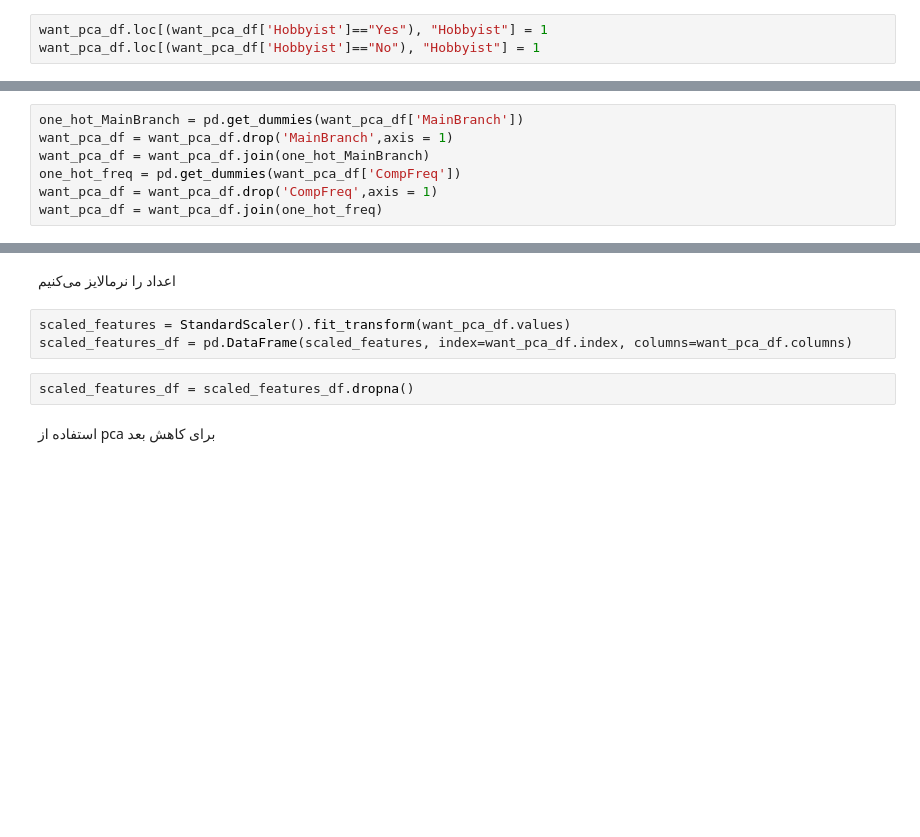
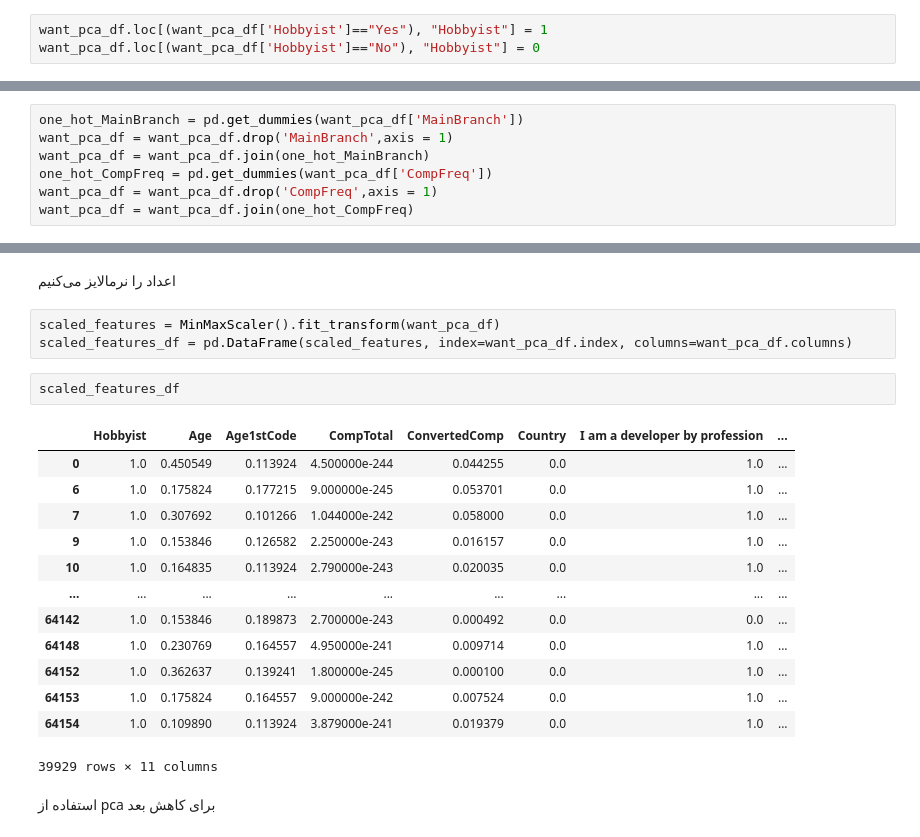
Before and after one commit to zolfaShefreie/stackoverflow_survey2020_analyse, a Jupyter notebook: stackoverflow_survay2020.ipynb, the cells around one changed output, grey strips where cells are left out. Drawn from its saved outputs; the diff is of its cells as text; blank space fills up the shorter version.

```diff
--- a/stackoverflow_survay2020.ipynb
+++ b/stackoverflow_survay2020.ipynb
@@ -2471,16 +2471,16 @@ want_pca_df = want_pca_df.dropna()
 باینری کردن ویژگی
 # %%
 want_pca_df.loc[(want_pca_df['Hobbyist']=="Yes"), "Hobbyist"] = 1
-want_pca_df.loc[(want_pca_df['Hobbyist']=="No"), "Hobbyist"] = 1
+want_pca_df.loc[(want_pca_df['Hobbyist']=="No"), "Hobbyist"] = 0
 # %% [markdown]
 چون تعداد حالت‌های این دو ویژگی زیاد نیستند از وان-هات استفاده می‌شود
 # %%
 one_hot_MainBranch = pd.get_dummies(want_pca_df['MainBranch'])
 want_pca_df = want_pca_df.drop('MainBranch',axis = 1)
 want_pca_df = want_pca_df.join(one_hot_MainBranch)
-one_hot_freq = pd.get_dummies(want_pca_df['CompFreq'])
+one_hot_CompFreq = pd.get_dummies(want_pca_df['CompFreq'])
 want_pca_df = want_pca_df.drop('CompFreq',axis = 1)
-want_pca_df = want_pca_df.join(one_hot_freq)
+want_pca_df = want_pca_df.join(one_hot_CompFreq)
 # %% [markdown]
 تعداد حالت‌های کشور‌ها زیاد است پس یک لیبل شماره به آن داده می‌شود
 # %%
@@ -2488,10 +2488,24 @@ want_pca_df['Country'] = LabelBinarizer().fit_transform(want_pca_df.Country)
 # %% [markdown]
 اعداد را نرمالایز می‌کنیم
 # %%
-scaled_features = StandardScaler().fit_transform(want_pca_df.values)
+scaled_features = MinMaxScaler().fit_transform(want_pca_df)
 scaled_features_df = pd.DataFrame(scaled_features, index=want_pca_df.index, columns=want_pca_df.columns)
 # %%
-scaled_features_df = scaled_features_df.dropna()
+scaled_features_df
+# %% [output]
+|  | Hobbyist | Age | Age1stCode | CompTotal | ConvertedComp | Country | I am a developer by profession | ... |
+| 0 | 1.0 | 0.450549 | 0.113924 | 4.500000e-244 | 0.044255 | 0.0 | 1.0 | ... |
+| 6 | 1.0 | 0.175824 | 0.177215 | 9.000000e-245 | 0.053701 | 0.0 | 1.0 | ... |
+| 7 | 1.0 | 0.307692 | 0.101266 | 1.044000e-242 | 0.058000 | 0.0 | 1.0 | ... |
+| 9 | 1.0 | 0.153846 | 0.126582 | 2.250000e-243 | 0.016157 | 0.0 | 1.0 | ... |
+| 10 | 1.0 | 0.164835 | 0.113924 | 2.790000e-243 | 0.020035 | 0.0 | 1.0 | ... |
+| ... | ... | ... | ... | ... | ... | ... | ... | ... |
+| 64142 | 1.0 | 0.153846 | 0.189873 | 2.700000e-243 | 0.000492 | 0.0 | 0.0 | ... |
+| 64148 | 1.0 | 0.230769 | 0.164557 | 4.950000e-241 | 0.009714 | 0.0 | 1.0 | ... |
+| 64152 | 1.0 | 0.362637 | 0.139241 | 1.800000e-245 | 0.000100 | 0.0 | 1.0 | ... |
+| 64153 | 1.0 | 0.175824 | 0.164557 | 9.000000e-242 | 0.007524 | 0.0 | 1.0 | ... |
+| 64154 | 1.0 | 0.109890 | 0.113924 | 3.879000e-241 | 0.019379 | 0.0 | 1.0 | ... |
+39929 rows × 11 columns
 # %% [markdown]
 استفاده از pca برای کاهش بعد
 # %%
```
Also changed, not shown: parts of 2 cells of this notebook.
